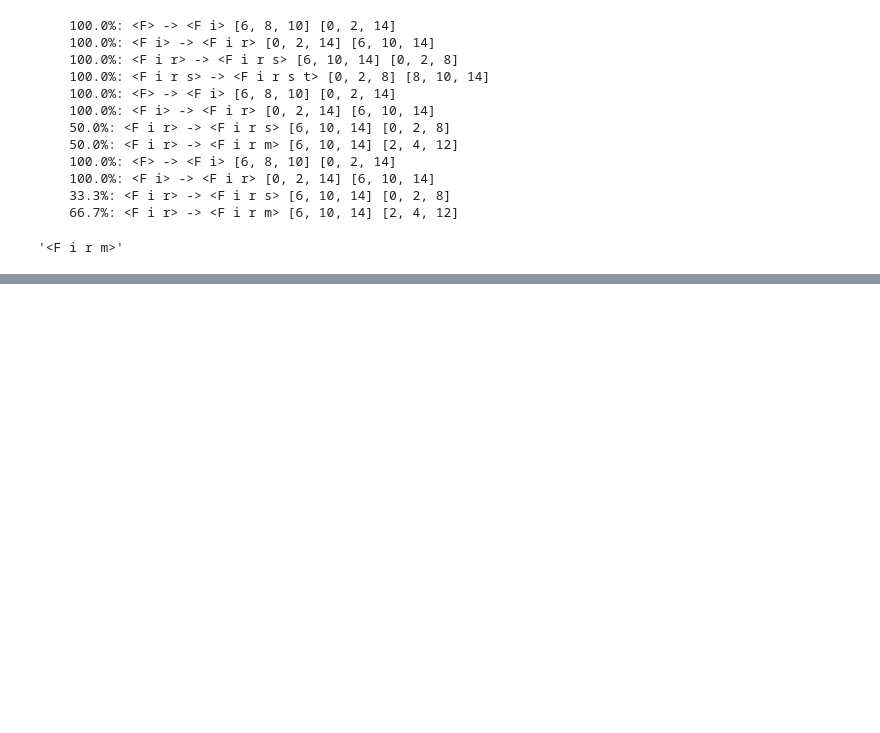
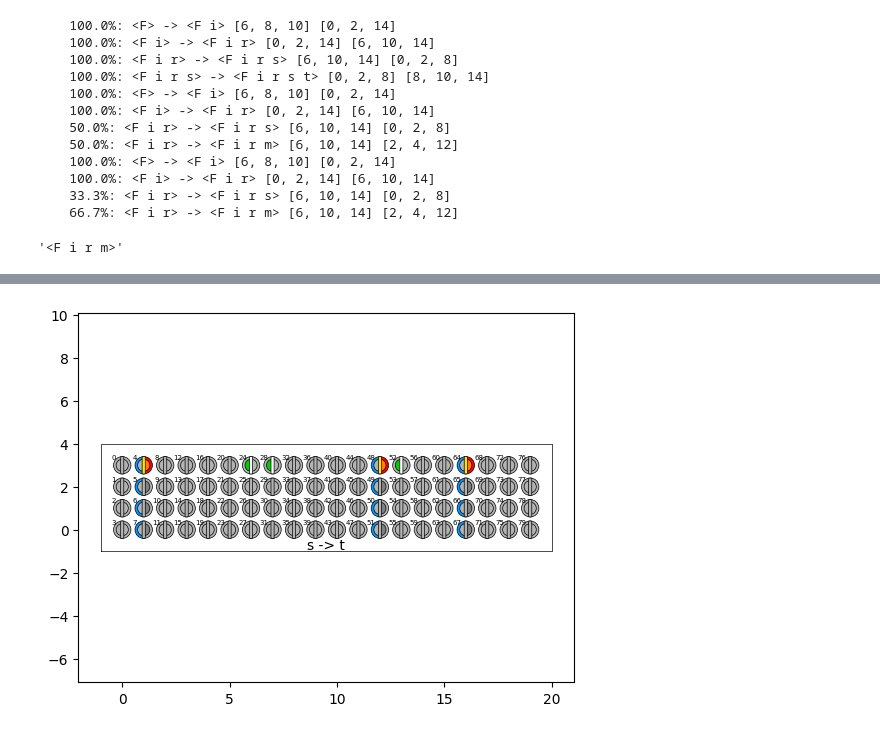
Before and after one commit to ihux/neurotron-develop, a Jupyter notebook: jupyter/neurotron/shakespear.ipynb, the cells around one changed output, grey strips where cells are left out. Cells and saved outputs as stored; diff of their text form; code cells hidden in the pictures; blank space fills up the shorter version.

```diff
--- a/jupyter/neurotron/shakespear.ipynb
+++ b/jupyter/neurotron/shakespear.ipynb
@@ -147,0 +212,4 @@ cells.plot('F i')
+# %%
+cells.plot()
+# %% [output]
+[figure, added]
```
Also changed, not shown: parts of 15 cells of this notebook, 3 other files.
